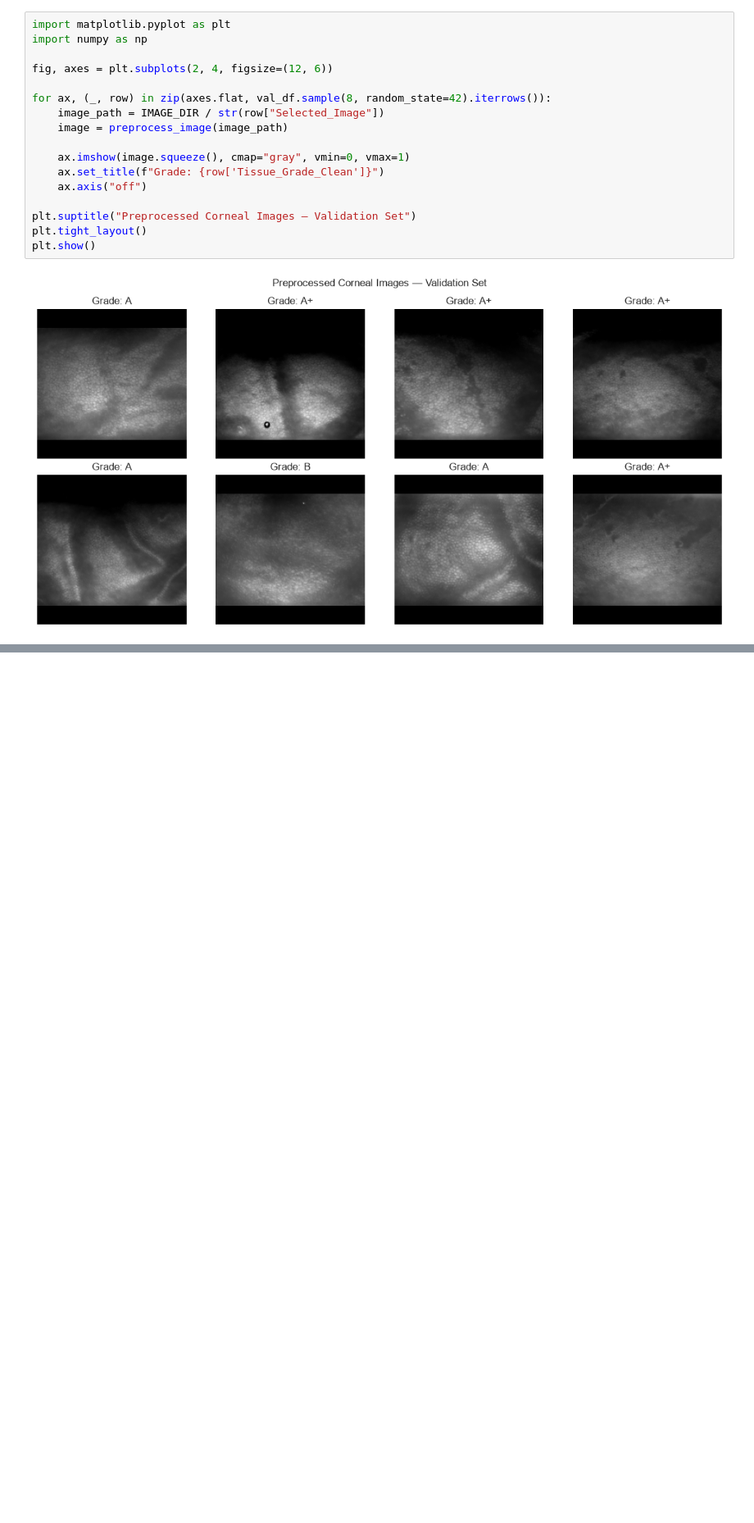
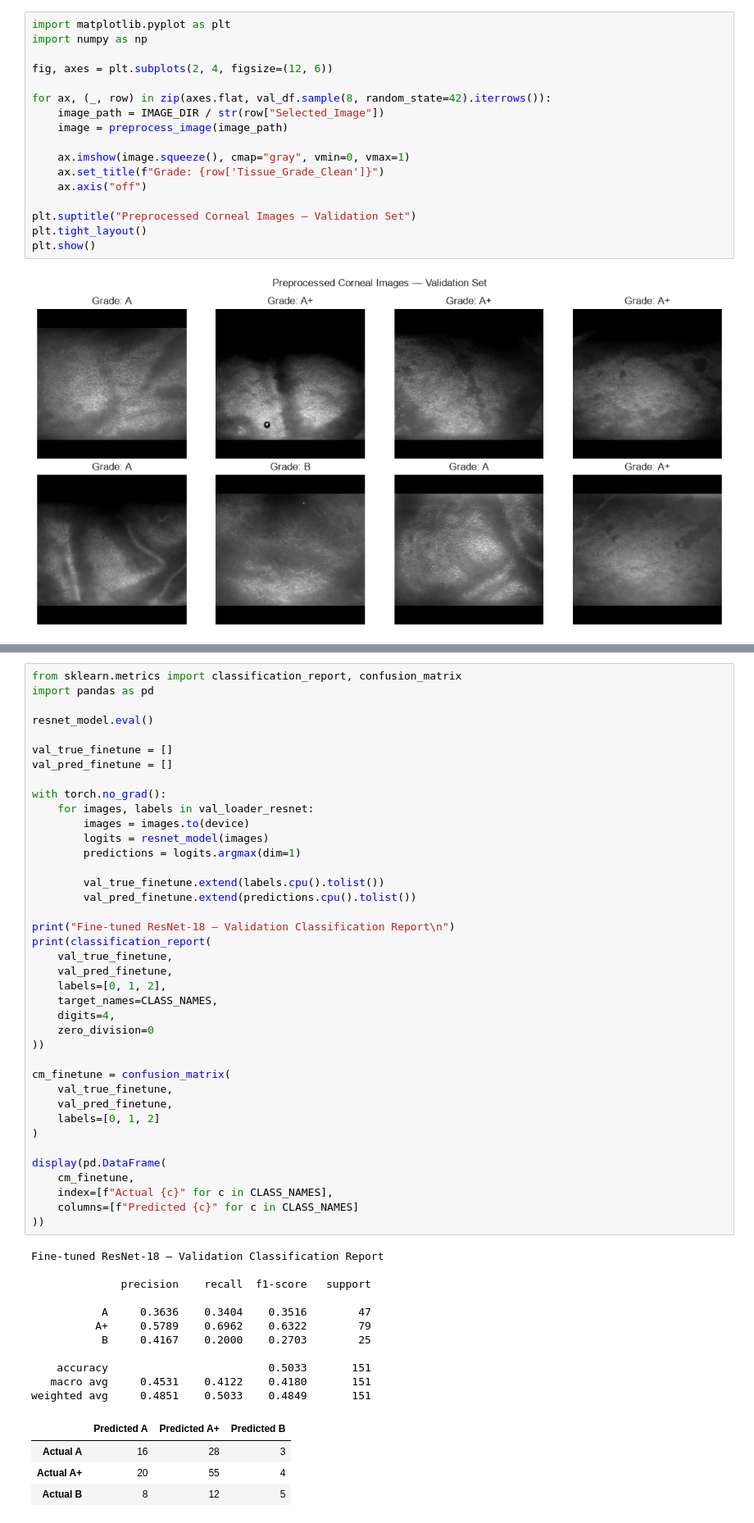
Before and after one commit to Pulitha-m/xai-cornea-grading, a Jupyter notebook: ml/grading/notebooks/images/02_image_baseline.ipynb, the cells around one changed output, grey strips where cells are left out. Shown at 82% size. Saved outputs shown, nothing was run; the diff lists cells and outputs as text; blank space fills up the shorter version.

```diff
--- a/ml/grading/notebooks/images/02_image_baseline.ipynb
+++ b/ml/grading/notebooks/images/02_image_baseline.ipynb
@@ -854,0 +1307,55 @@ plt.show()
+# %%
+from sklearn.metrics import classification_report, confusion_matrix
+import pandas as pd
+
+resnet_model.eval()
+
+val_true_finetune = []
+val_pred_finetune = []
+
+with torch.no_grad():
+    for images, labels in val_loader_resnet:
+        images = images.to(device)
+        logits = resnet_model(images)
+        predictions = logits.argmax(dim=1)
+
+        val_true_finetune.extend(labels.cpu().tolist())
+        val_pred_finetune.extend(predictions.cpu().tolist())
+
+print("Fine-tuned ResNet-18 — Validation Classification Report\n")
+print(classification_report(
+    val_true_finetune,
+    val_pred_finetune,
+    labels=[0, 1, 2],
+    target_names=CLASS_NAMES,
+    digits=4,
+    zero_division=0
+))
+
+cm_finetune = confusion_matrix(
+    val_true_finetune,
+    val_pred_finetune,
+    labels=[0, 1, 2]
+)
+
+display(pd.DataFrame(
+    cm_finetune,
+    index=[f"Actual {c}" for c in CLASS_NAMES],
+    columns=[f"Predicted {c}" for c in CLASS_NAMES]
+))
+# %% [output]
+Fine-tuned ResNet-18 — Validation Classification Report
+
+              precision    recall  f1-score   support
+
+           A     0.3636    0.3404    0.3516        47
+          A+     0.5789    0.6962    0.6322        79
+           B     0.4167    0.2000    0.2703        25
+
+    accuracy                         0.5033       151
+   macro avg     0.4531    0.4122    0.4180       151
+weighted avg     0.4851    0.5033    0.4849       151
+|  | Predicted A | Predicted A+ | Predicted B |
+| Actual A | 16 | 28 | 3 |
+| Actual A+ | 20 | 55 | 4 |
+| Actual B | 8 | 12 | 5 |
```
Also changed, not shown: parts of 21 cells of this notebook, 1 other file.
